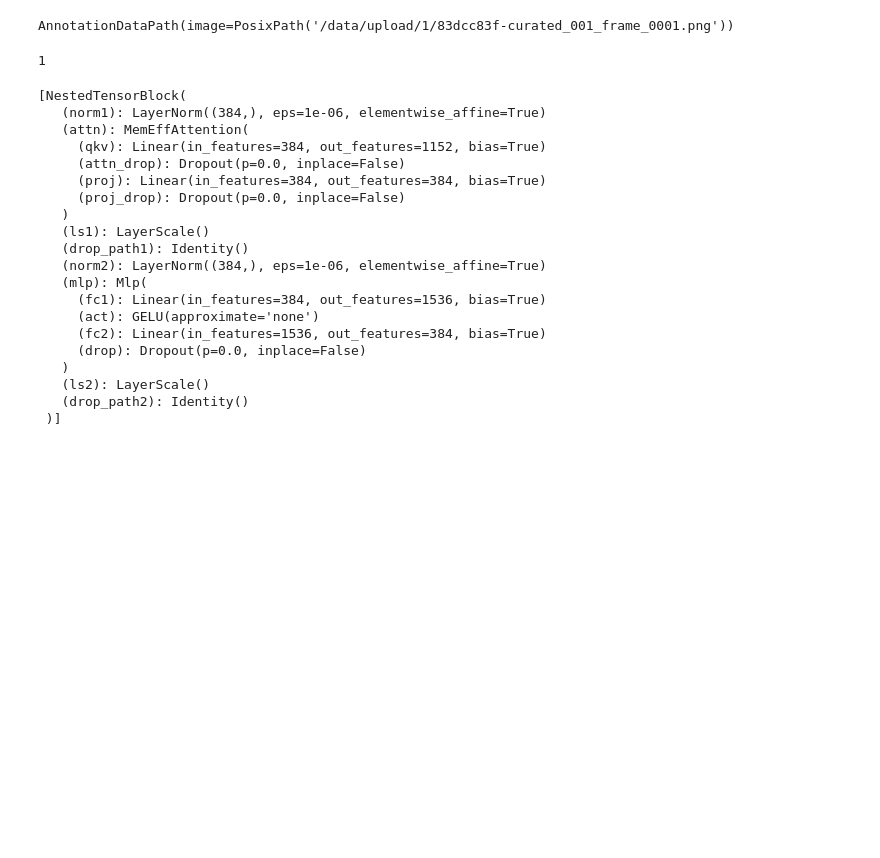
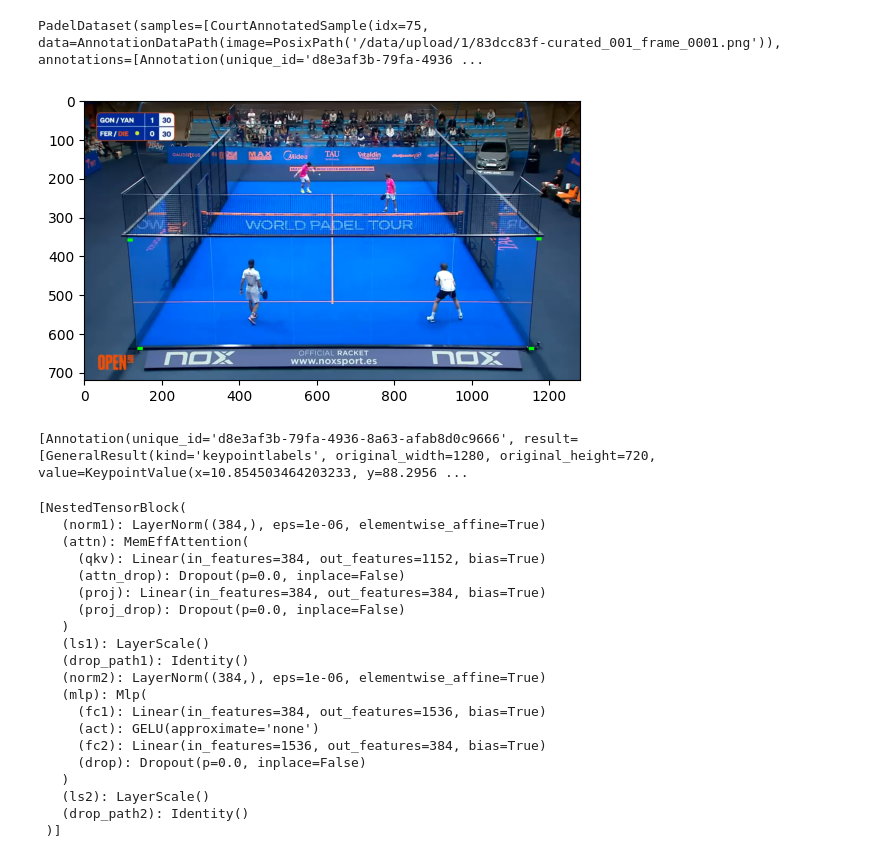
Before and after one commit to BenjaminDev/courtvision, a Jupyter notebook: notebooks/ball_tracker.ipynb, the cells around one changed output. Drawn from its saved outputs; the diff is of its cells as text; code cells hidden in the pictures; blank space fills up the shorter version.

Commit message:
Adds dataset

```diff
--- a/notebooks/ball_tracker.ipynb
+++ b/notebooks/ball_tracker.ipynb
@@ -27,3 +27,7 @@ with open(
     "r",
 ) as fp:
     dataset = PadelDataset(samples=json.load(fp))
+# %%
+dataset
+# %% [output]
+PadelDataset(samples=[CourtAnnotatedSample(idx=75, data=AnnotationDataPath(image=PosixPath('/data/upload/1/83dcc83f-curated_001_frame_0001.png')), annotations=[Annotation(unique_id='d8e3af3b-79fa-4936 ...
@@ -30,4 +131,12 @@ with open(
+# %%
+root = "/Users/benjamindecharmoy/projects/courtvision/data/frames"
+dd = CourtVisionDataset(dataset=dataset, root=root)
+# %%
+sample, image = dd[0]
+CourtVisionDataset.show_sample(annotation=sample.annotations[0], image=image)
+# %% [output]
+[figure, added]
 # %%
-dataset.samples[0].data
+dataset.samples[0].annotations
 # %% [output]
-AnnotationDataPath(image=PosixPath('/data/upload/1/83dcc83f-curated_001_frame_0001.png'))
+[Annotation(unique_id='d8e3af3b-79fa-4936-8a63-afab8d0c9666', result=[GeneralResult(kind='keypointlabels', original_width=1280, original_height=720, value=KeypointValue(x=10.854503464203233, y=88.2956 ...
@@ -138,7 +143,3 @@ dd = BallDataset(dataset=dataset, root=root)
-# %%
-len(dd)
-# %% [output]
-1
 # %%
 head = FastRCNNPredictor(384, 2)
 # %%
```
Also changed, not shown: parts of 4 cells of this notebook, 3 other files.
